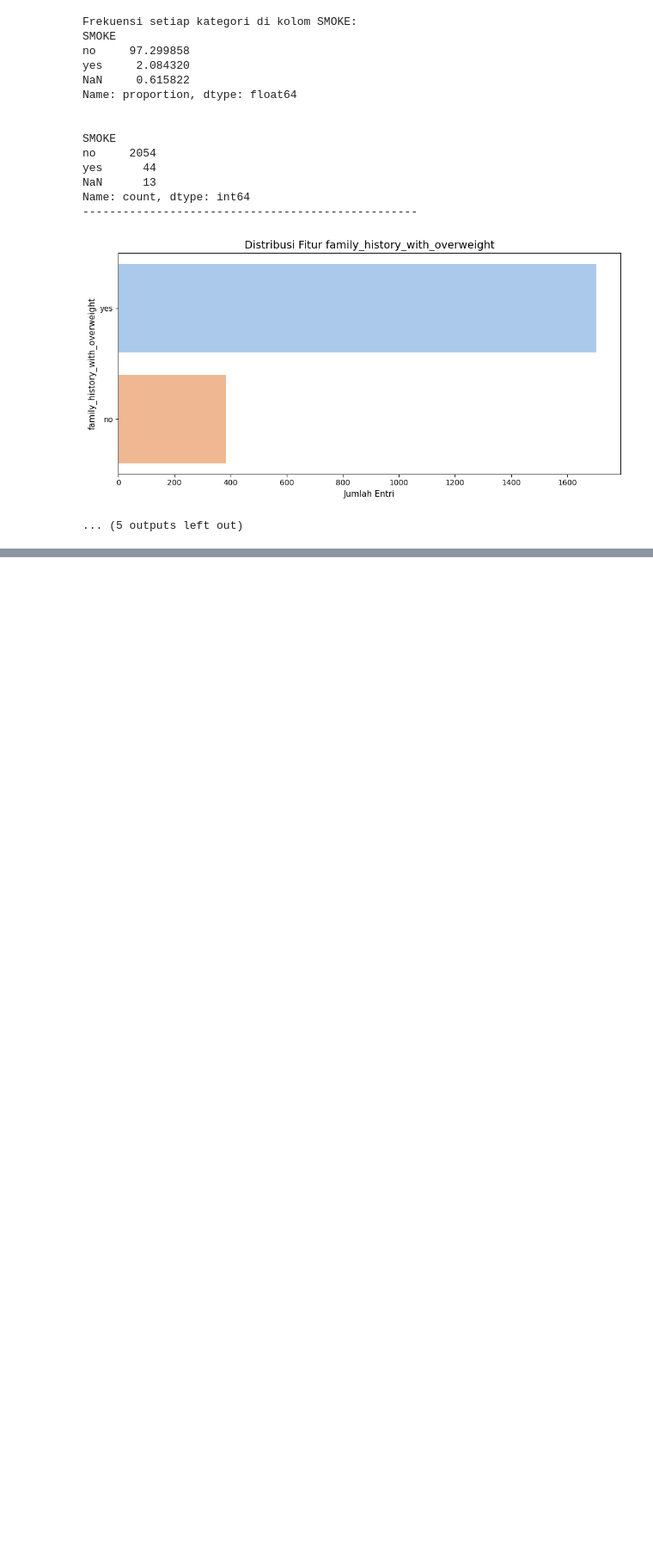
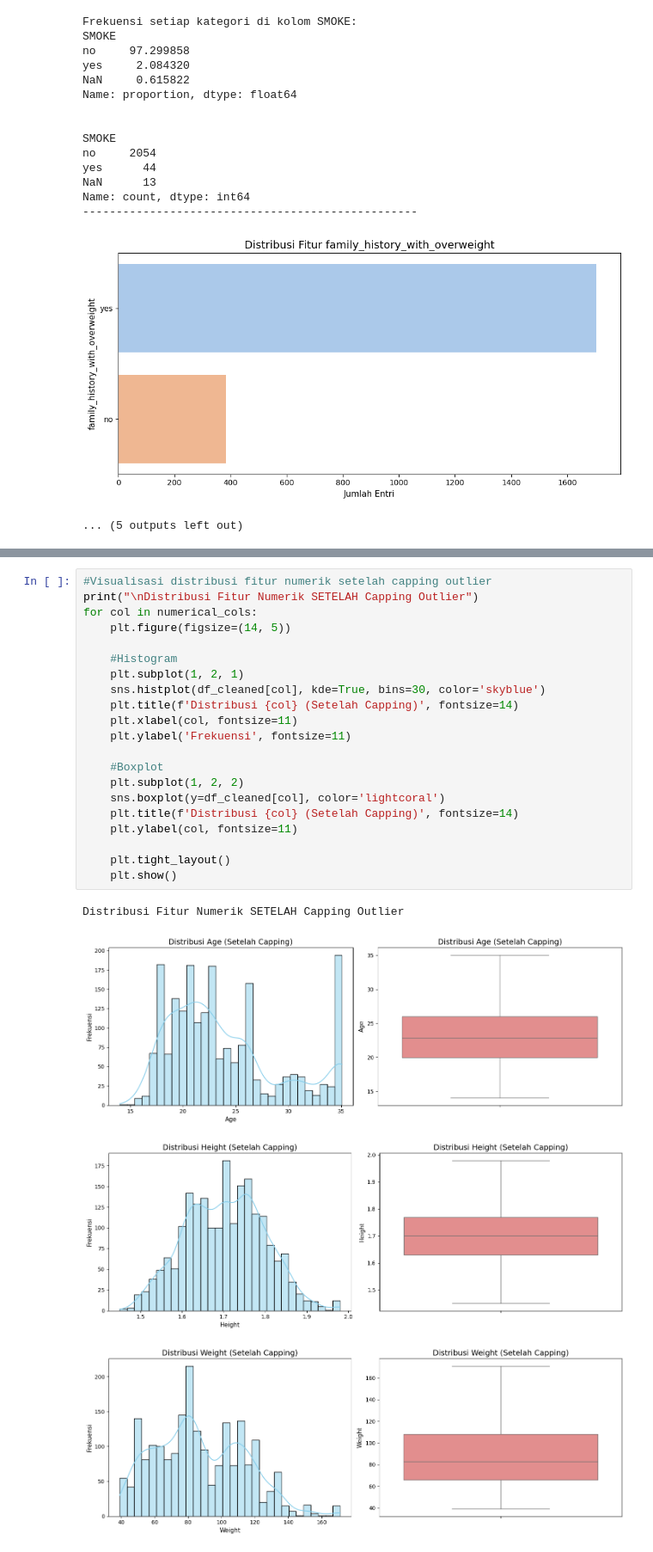
Before and after one commit to renji710/CapstoneUAS_BengkelKoding, a Jupyter notebook: Capstone_UAS.ipynb, the cells around one changed output, grey strips where cells are left out. Shown at 86% size. Drawn from its saved outputs; the diff is of its cells as text; blank space fills up the shorter version.

```diff
--- a/Capstone_UAS.ipynb
+++ b/Capstone_UAS.ipynb
@@ -358,0 +422,26 @@ Name: count, dtype: int64
+# %%
+#Visualisasi distribusi fitur numerik setelah capping outlier
+print("\nDistribusi Fitur Numerik SETELAH Capping Outlier")
+for col in numerical_cols:
+    plt.figure(figsize=(14, 5))
+
+    #Histogram
+    plt.subplot(1, 2, 1)
+    sns.histplot(df_cleaned[col], kde=True, bins=30, color='skyblue')
+    plt.title(f'Distribusi {col} (Setelah Capping)', fontsize=14)
+    plt.xlabel(col, fontsize=11)
+    plt.ylabel('Frekuensi', fontsize=11)
+
+    #Boxplot
+    plt.subplot(1, 2, 2)
+    sns.boxplot(y=df_cleaned[col], color='lightcoral')
+    plt.title(f'Distribusi {col} (Setelah Capping)', fontsize=14)
+    plt.ylabel(col, fontsize=11)
+
+    plt.tight_layout()
+    plt.show()
+# %% [output]
+Distribusi Fitur Numerik SETELAH Capping Outlier
+[figure, added]
+[figure, added]
+[figure, added]
```
Also changed, not shown: parts of 8 cells of this notebook.
